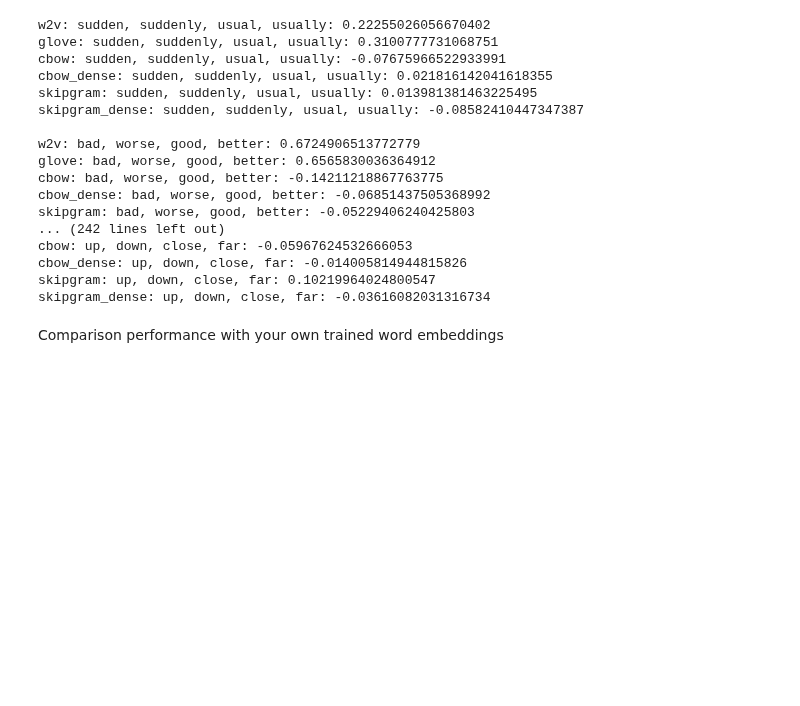
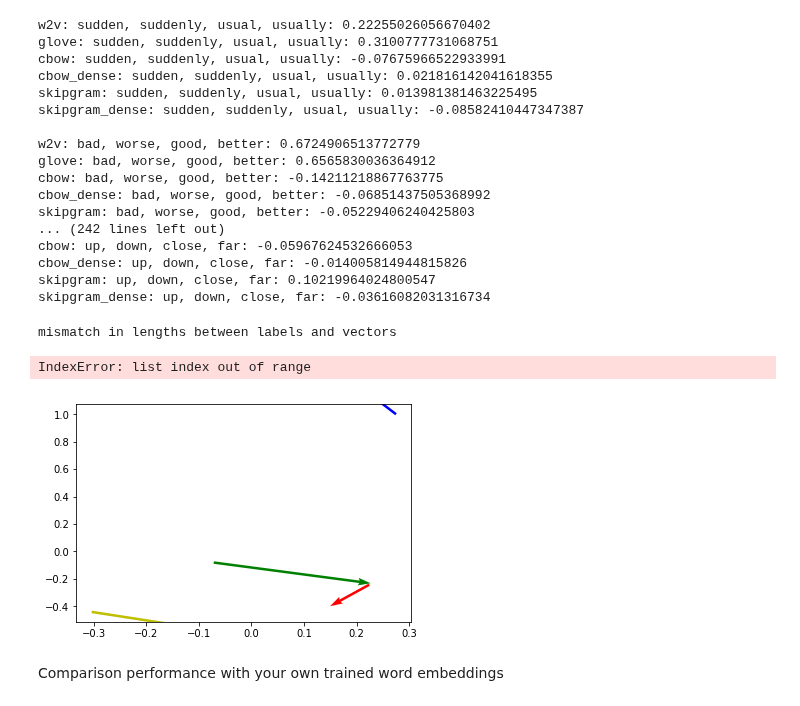
Before and after one commit to irfannurafif/recsys, a Jupyter notebook: Assignment 1.ipynb, the cells around one changed output. Saved outputs shown, nothing was run; the diff lists cells and outputs as text; code cells hidden in the pictures; blank space fills up the shorter version.

```diff
--- a/Assignment 1.ipynb
+++ b/Assignment 1.ipynb
@@ -198,7 +177,7 @@ f.write(" ".join([str(V-1),str(V-1)]))
 f.write("\n")
 
 #vectors = your word co-occurrence matrix
-vectors = cooccurrence_matrix.toarray()
+vectors = tf_cooc
 for word, i in tokenizer.word_index.items():
     f.write(word)
     f.write(" ")
@@ -873,24 +855,37 @@ skipgram: up, down, close, far: 0.10219964024800547
 skipgram_dense: up, down, close, far: -0.03616082031316734
 # %%
 #Visualize the pre-trained word embeddings
+import matplotlib.pyplot as plt
 def draw_word_vecs(X,strings):
     col = ['r','b','g','y']
     if len(X)!= len(strings):
         print("mismatch in lengths between labels and vectors")
 
     X_embedded = TSNE(n_components=4,method='exact').fit_transform(X)
     maxt = np.amax(X_embedded)
     mint = np.amin(X_embedded)
-    print(maxt,mint)
+    #print(maxt,mint)
     maxt = max(maxt,mint*-1)
     for i in range(len(X_embedded)):
         plt.quiver(X_embedded[i][0]/maxt,X_embedded[i][1]/maxt,X_embedded[i][2]/maxt,X_embedded[i][3]/maxt,angles='xy', scale_units='xy',color=col[i], scale=1,label=strings[i])
-        for val in X_embedded[i]:
-            print(val/maxt)
-    print(X_embedded)
+        #for val in X_embedded[i]:
+            #print(val/maxt)
+    #print(X_embedded)
     plt.ylim(-1.2,1.2)
     plt.xlim(-1.2,1.2)
     plt.show()
+
+embedlist=[]
+for i in range(4):
+    embedlist.append(word2vec[analogy_list[1][i]])
+    embedlist.append(embed_skipgram_300[tokenizer.word_index[analogy_list[1][i]]-1])
+len(embedlist)
+draw_word_vecs(embedlist,analogy_list[1])
+print(analogy_list[1])
+# %% [output]
+mismatch in lengths between labels and vectors
+IndexError: list index out of range
+[figure, added]
 # %% [markdown]
 Comparison performance with your own trained word embeddings
 # %%
```
Also changed, not shown: parts of 13 cells of this notebook.
